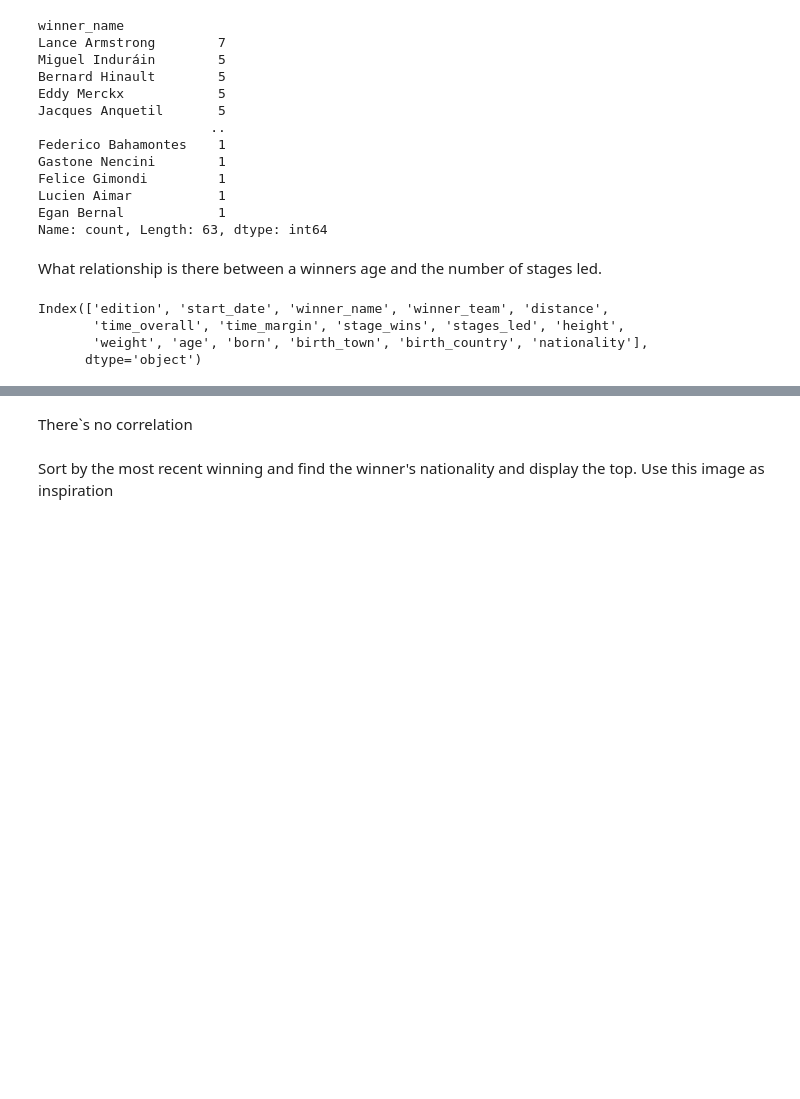
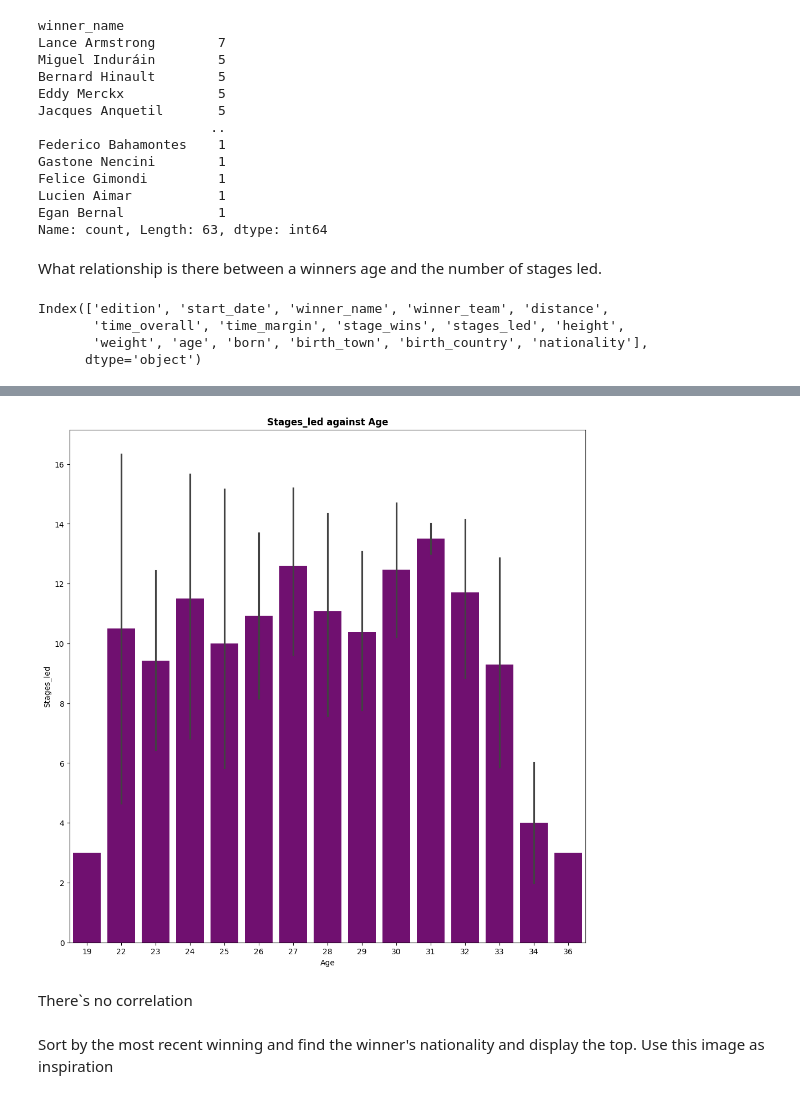
Before and after one commit to Mercymerine/Pandas-Analysis, a Jupyter notebook: Sports_analytics.ipynb, the cells around one changed output, grey strips where cells are left out. Drawn from its saved outputs; the diff is of its cells as text; code cells hidden in the pictures; blank space fills up the shorter version.

```diff
--- a/Sports_analytics.ipynb
+++ b/Sports_analytics.ipynb
@@ -189,0 +192,3 @@ sns.scatterplot(data=cycle, x='age', y='stages_led')
+# %%
+cycle_age= cycle.sort_values(by='age', ascending=False)
+cycle_age.head()
@@ -190,3 +202,12 @@ sns.scatterplot(data=cycle, x='age', y='stages_led')
+# %%
+plt.figure(figsize=(12, 12))
+sns.barplot(data=cycle_age, x='age', y='stages_led', color='purple')
+plt.xlabel('Age')
+plt.ylabel('Stages_led')
+plt.title('Stages_led against Age', fontweight='bold')
+plt.show()
+# %% [output]
+[figure, added]
 # %% [markdown]
 There`s no correlation
 # %% [markdown]
```
Also changed, not shown: parts of 7 cells of this notebook.
